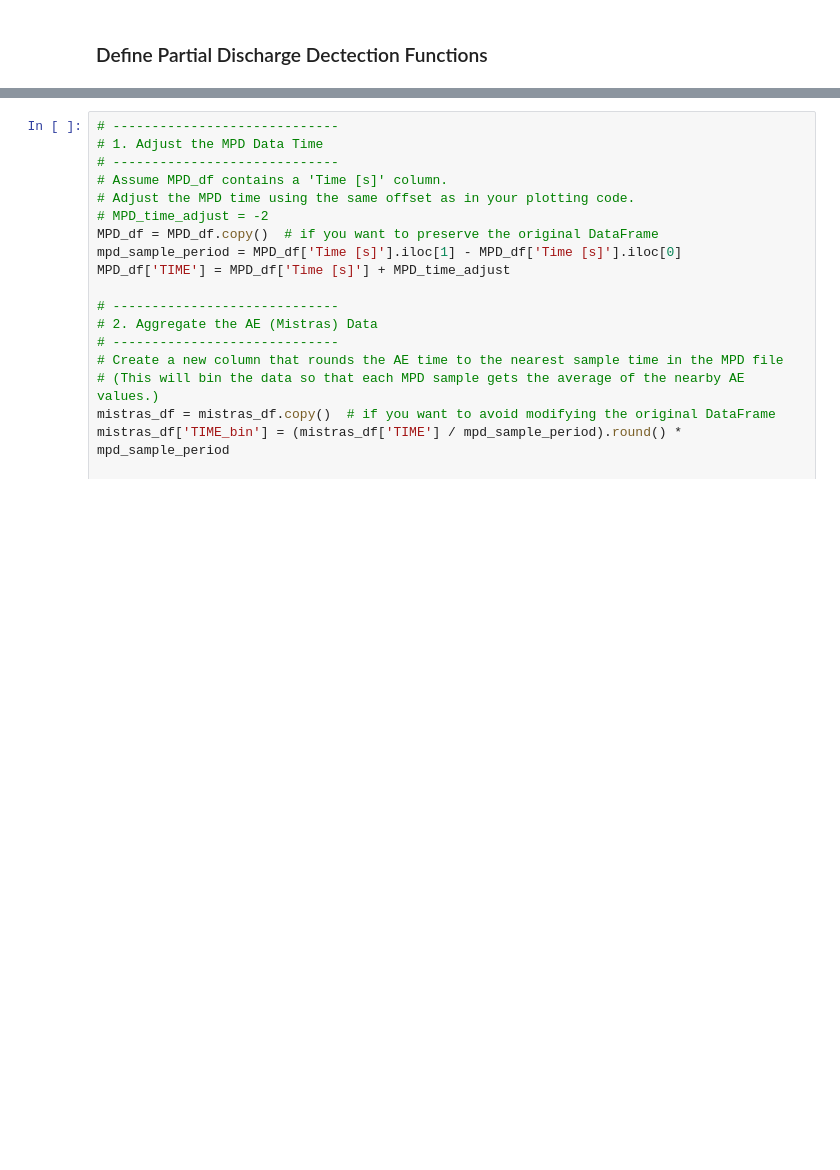
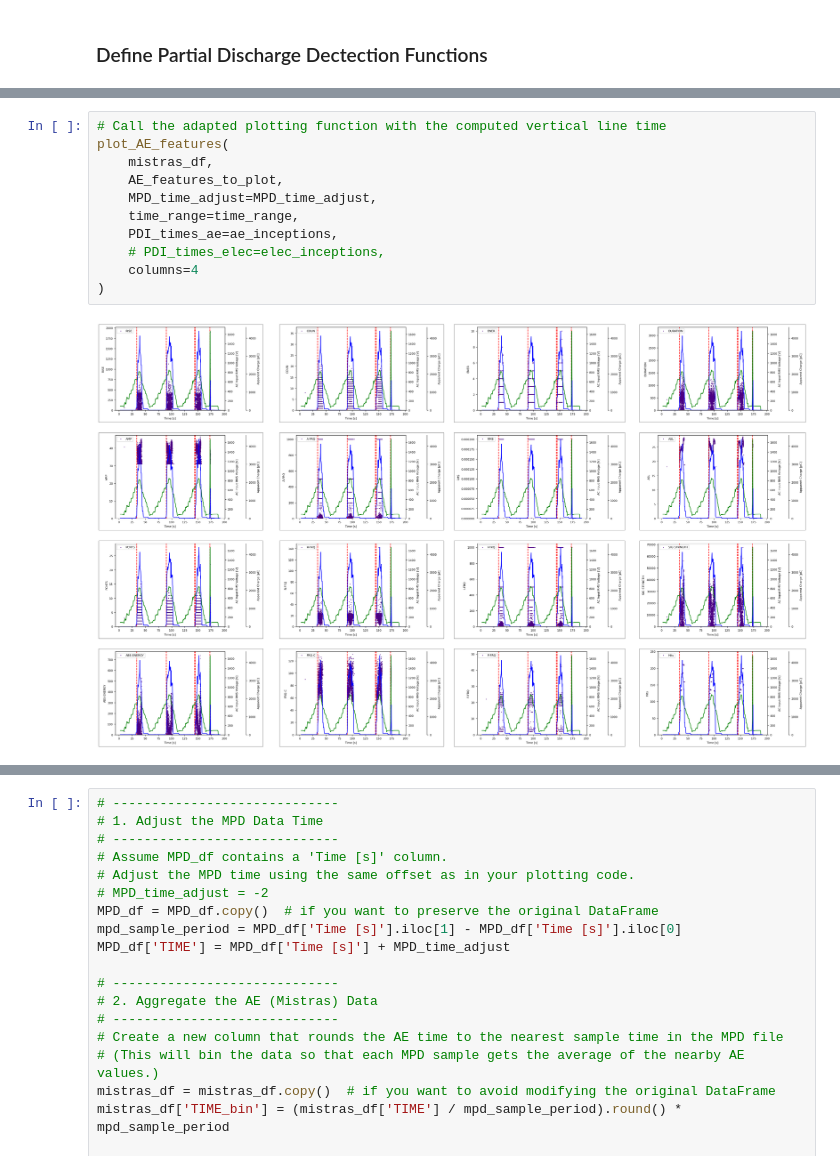
Before and after one commit to spier16/NED3-acoustic-analysis, a Jupyter notebook: Mistras/combined_mistras_MPD_analysis.ipynb, the cells around one changed output, grey strips where cells are left out. Cells and saved outputs as stored; diff of their text form; blank space fills up the shorter version.

```diff
--- a/Mistras/combined_mistras_MPD_analysis.ipynb
+++ b/Mistras/combined_mistras_MPD_analysis.ipynb
@@ -1094 +1194,14 @@ inception_index
+# %%
+# Call the adapted plotting function with the computed vertical line time
+plot_AE_features(
+    mistras_df,
+    AE_features_to_plot,
+    MPD_time_adjust=MPD_time_adjust,
+    time_range=time_range,
+    PDI_times_ae=ae_inceptions,
+    # PDI_times_elec=elec_inceptions,
+    columns=4
+)
+# %% [output]
+[figure, added]
 # %%
```
Also changed, not shown: parts of 19 cells of this notebook.
